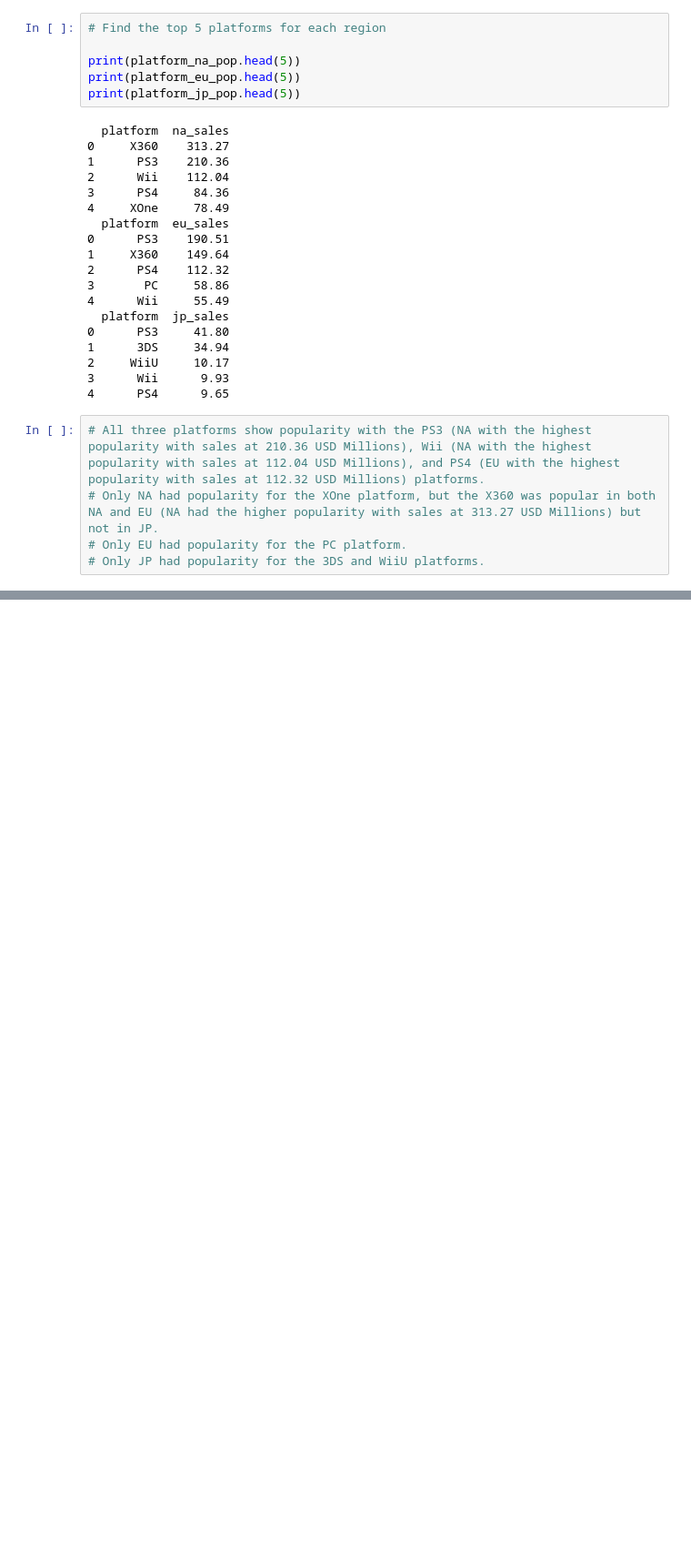
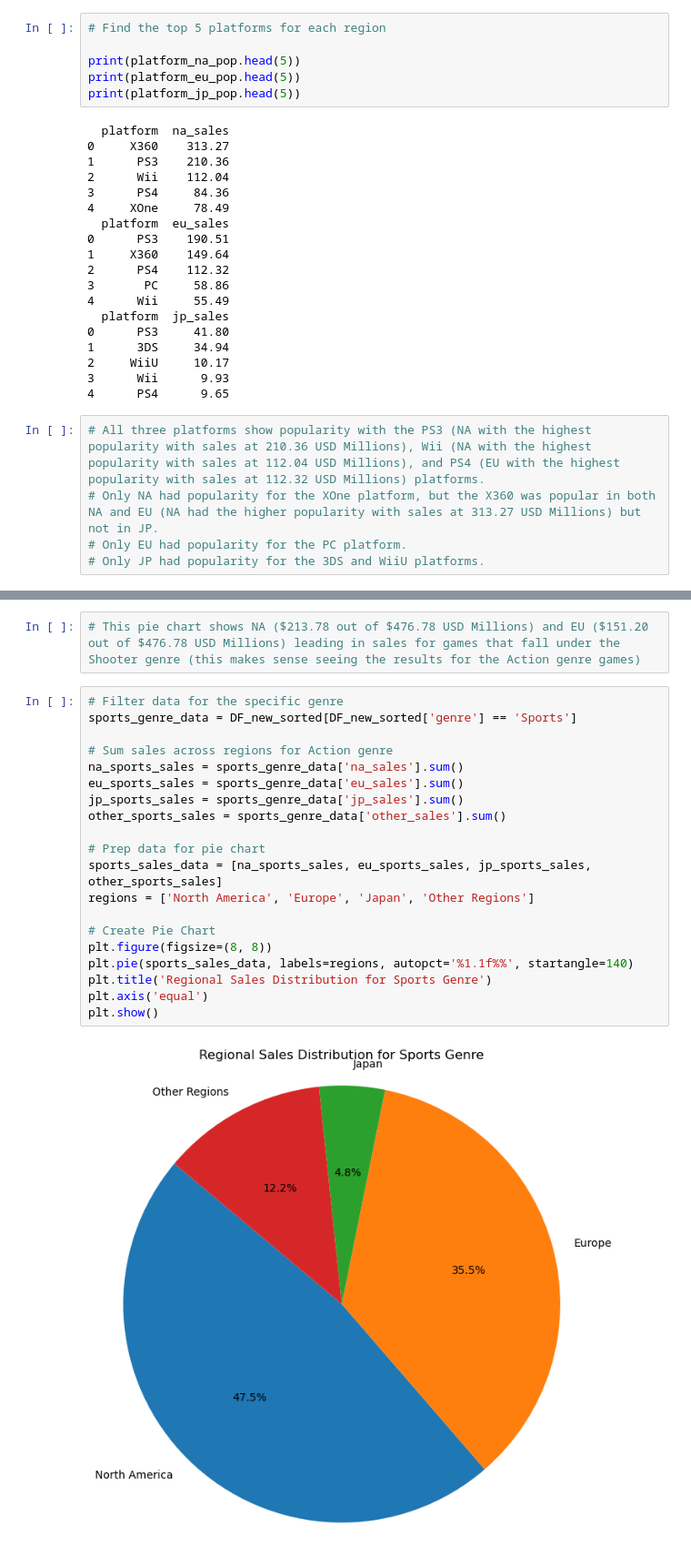
Before and after one commit to michav95/Integrated-Project-1, a Jupyter notebook: notebooks/EDA.ipynb, the cells around one changed output, grey strips where cells are left out. Shown at 91% size. Saved outputs shown, nothing was run; the diff lists cells and outputs as text; blank space fills up the shorter version.

```diff
--- a/notebooks/EDA.ipynb
+++ b/notebooks/EDA.ipynb
@@ -1244,0 +1336,24 @@ print(platform_jp_pop.head(5))
+# %%
+# This pie chart shows NA ($213.78 out of $476.78 USD Millions) and EU ($151.20 out of $476.78 USD Millions) leading in sales for games that fall under the Shooter genre (this makes sense seeing the results for the Action genre games)
+# %%
+# Filter data for the specific genre
+sports_genre_data = DF_new_sorted[DF_new_sorted['genre'] == 'Sports']
+
+# Sum sales across regions for Action genre
+na_sports_sales = sports_genre_data['na_sales'].sum()
+eu_sports_sales = sports_genre_data['eu_sales'].sum()
+jp_sports_sales = sports_genre_data['jp_sales'].sum()
+other_sports_sales = sports_genre_data['other_sales'].sum()
+
+# Prep data for pie chart
+sports_sales_data = [na_sports_sales, eu_sports_sales, jp_sports_sales, other_sports_sales]
+regions = ['North America', 'Europe', 'Japan', 'Other Regions']
+
+# Create Pie Chart
+plt.figure(figsize=(8, 8))
+plt.pie(sports_sales_data, labels=regions, autopct='%1.1f%%', startangle=140)
+plt.title('Regional Sales Distribution for Sports Genre')
+plt.axis('equal')
+plt.show()
+# %% [output]
+[figure, added]
```
Also changed, not shown: parts of 13 cells of this notebook.
